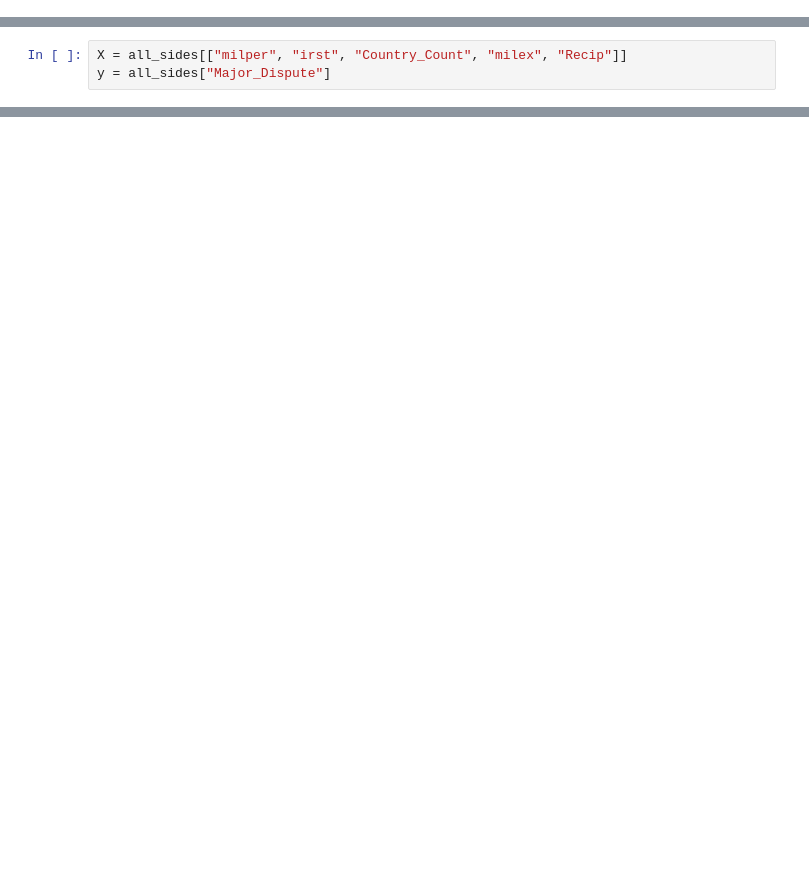
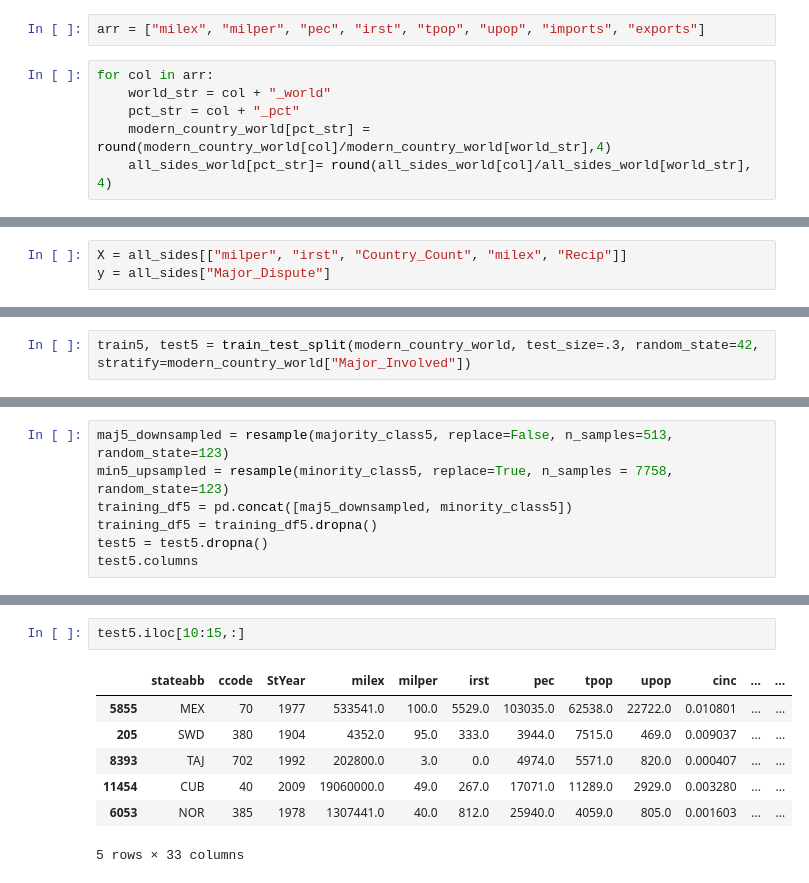
Before and after one commit to dgilbs/disputes_data_project, a Jupyter notebook: mcnulty2.ipynb, the cells around one changed output, grey strips where cells are left out. Saved outputs shown, nothing was run; the diff lists cells and outputs as text; blank space fills up the shorter version.

```diff
--- a/mcnulty2.ipynb
+++ b/mcnulty2.ipynb
@@ -98,0 +244,8 @@ y = all_sides[all_sides.Major_Dispute ==0]
+# %%
+arr = ["milex", "milper", "pec", "irst", "tpop", "upop", "imports", "exports"]
+# %%
+for col in arr:
+    world_str = col + "_world"
+    pct_str = col + "_pct"
+    modern_country_world[pct_str] = round(modern_country_world[col]/modern_country_world[world_str],4)
+    all_sides_world[pct_str]= round(all_sides_world[col]/all_sides_world[world_str], 4)
@@ -225,0 +562,2 @@ SyntaxError: illegal target for annotation (<ipython-input-1363-1553e6cd93f0>, l
+# %%
+train5, test5 = train_test_split(modern_country_world, test_size=.3, random_state=42, stratify=modern_country_world["Major_Involved"])
@@ -225,0 +576,7 @@ SyntaxError: illegal target for annotation (<ipython-input-1363-1553e6cd93f0>, l
+# %%
+maj5_downsampled = resample(majority_class5, replace=False, n_samples=513, random_state=123)
+min5_upsampled = resample(minority_class5, replace=True, n_samples = 7758, random_state=123)
+training_df5 = pd.concat([maj5_downsampled, minority_class5])
+training_df5 = training_df5.dropna()
+test5 = test5.dropna()
+test5.columns
@@ -225,0 +624,10 @@ SyntaxError: illegal target for annotation (<ipython-input-1363-1553e6cd93f0>, l
+# %%
+test5.iloc[10:15,:]
+# %% [output]
+|  | stateabb | ccode | StYear | milex | milper | irst | pec | tpop | upop | cinc | ... | ... |
+| 5855 | MEX | 70 | 1977 | 533541.0 | 100.0 | 5529.0 | 103035.0 | 62538.0 | 22722.0 | 0.010801 | ... | ... |
+| 205 | SWD | 380 | 1904 | 4352.0 | 95.0 | 333.0 | 3944.0 | 7515.0 | 469.0 | 0.009037 | ... | ... |
+| 8393 | TAJ | 702 | 1992 | 202800.0 | 3.0 | 0.0 | 4974.0 | 5571.0 | 820.0 | 0.000407 | ... | ... |
+| 11454 | CUB | 40 | 2009 | 19060000.0 | 49.0 | 267.0 | 17071.0 | 11289.0 | 2929.0 | 0.003280 | ... | ... |
+| 6053 | NOR | 385 | 1978 | 1307441.0 | 40.0 | 812.0 | 25940.0 | 4059.0 | 805.0 | 0.001603 | ... | ... |
+5 rows × 33 columns
```
Also changed, not shown: parts of 76 cells of this notebook, 7 other files.
